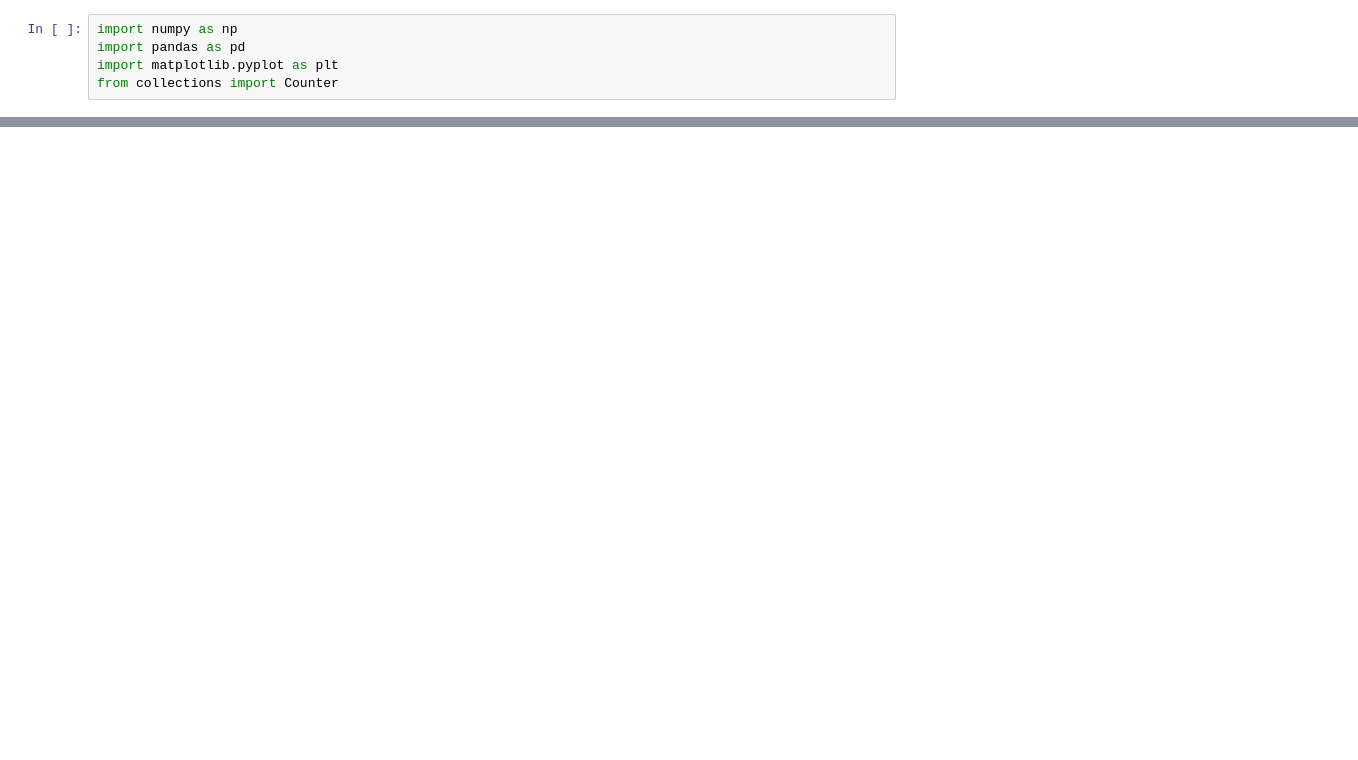
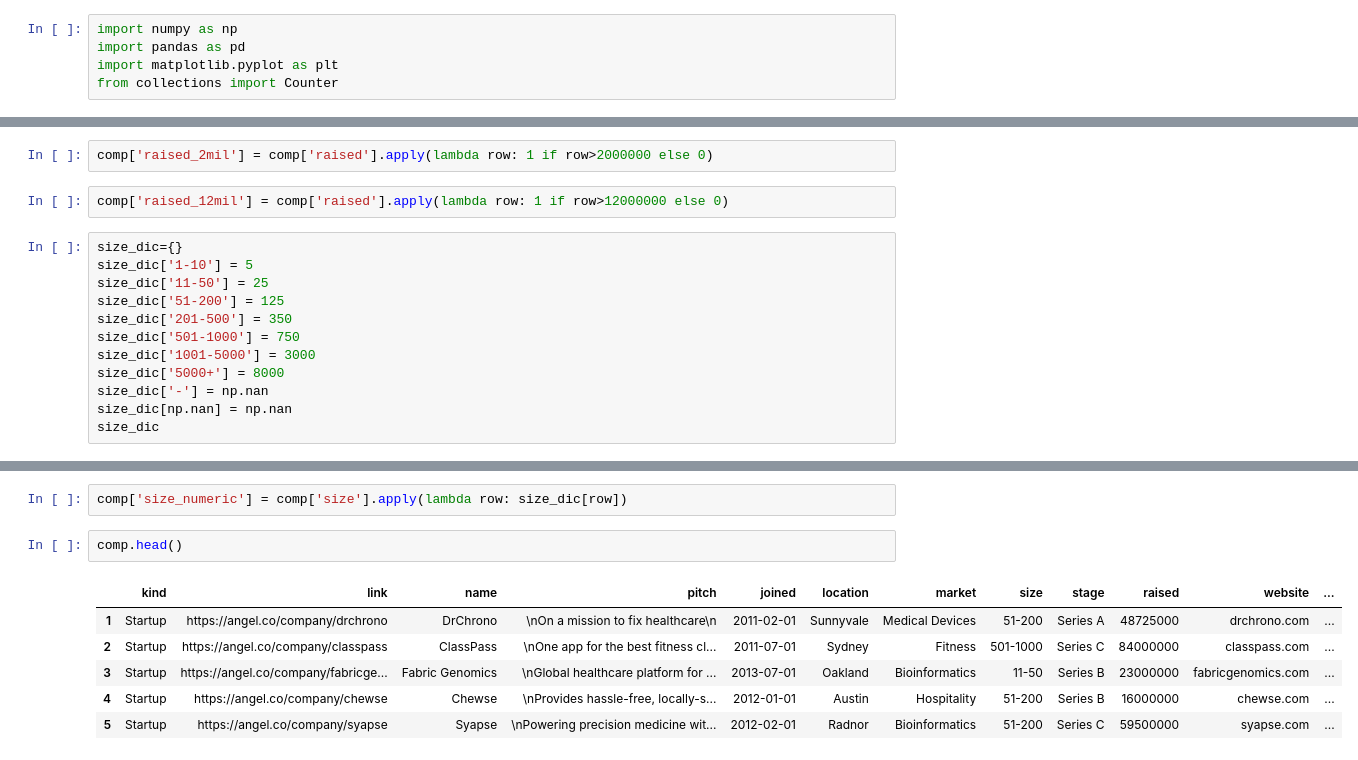
Before and after one commit to Sagar401/Startup_Assessment_using_ML, a Jupyter notebook: notebooks/Angelist_data_scraping.ipynb, the cells around one changed output, grey strips where cells are left out. Cells and saved outputs as stored; diff of their text form; blank space fills up the shorter version.

```diff
--- a/notebooks/Angelist_data_scraping.ipynb
+++ b/notebooks/Angelist_data_scraping.ipynb
@@ -263,0 +318,16 @@ comp.shape
+# %%
+comp['raised_2mil'] = comp['raised'].apply(lambda row: 1 if row>2000000 else 0)
+# %%
+comp['raised_12mil'] = comp['raised'].apply(lambda row: 1 if row>12000000 else 0)
+# %%
+size_dic={}
+size_dic['1-10'] = 5
+size_dic['11-50'] = 25
+size_dic['51-200'] = 125
+size_dic['201-500'] = 350
+size_dic['501-1000'] = 750
+size_dic['1001-5000'] = 3000
+size_dic['5000+'] = 8000
+size_dic['-'] = np.nan
+size_dic[np.nan] = np.nan
+size_dic
@@ -263,0 +344,11 @@ comp.shape
+# %%
+comp['size_numeric'] = comp['size'].apply(lambda row: size_dic[row])
+# %%
+comp.head()
+# %% [output]
+|  | kind | link | name | pitch | joined | location | market | size | stage | raised | website | ... |
+| 1 | Startup | https://angel.co/company/drchrono | DrChrono | \nOn a mission to fix healthcare\n | 2011-02-01 | Sunnyvale | Medical Devices | 51-200 | Series A | 48725000 | drchrono.com | ... |
+| 2 | Startup | https://angel.co/company/classpass | ClassPass | \nOne app for the best fitness cl... | 2011-07-01 | Sydney | Fitness | 501-1000 | Series C | 84000000 | classpass.com | ... |
+| 3 | Startup | https://angel.co/company/fabricge... | Fabric Genomics | \nGlobal healthcare platform for ... | 2013-07-01 | Oakland | Bioinformatics | 11-50 | Series B | 23000000 | fabricgenomics.com | ... |
+| 4 | Startup | https://angel.co/company/chewse | Chewse | \nProvides hassle-free, locally-s... | 2012-01-01 | Austin | Hospitality | 51-200 | Series B | 16000000 | chewse.com | ... |
+| 5 | Startup | https://angel.co/company/syapse | Syapse | \nPowering precision medicine wit... | 2012-02-01 | Radnor | Bioinformatics | 51-200 | Series C | 59500000 | syapse.com | ... |
```
Also changed, not shown: parts of 25 cells of this notebook, 1 other file.
